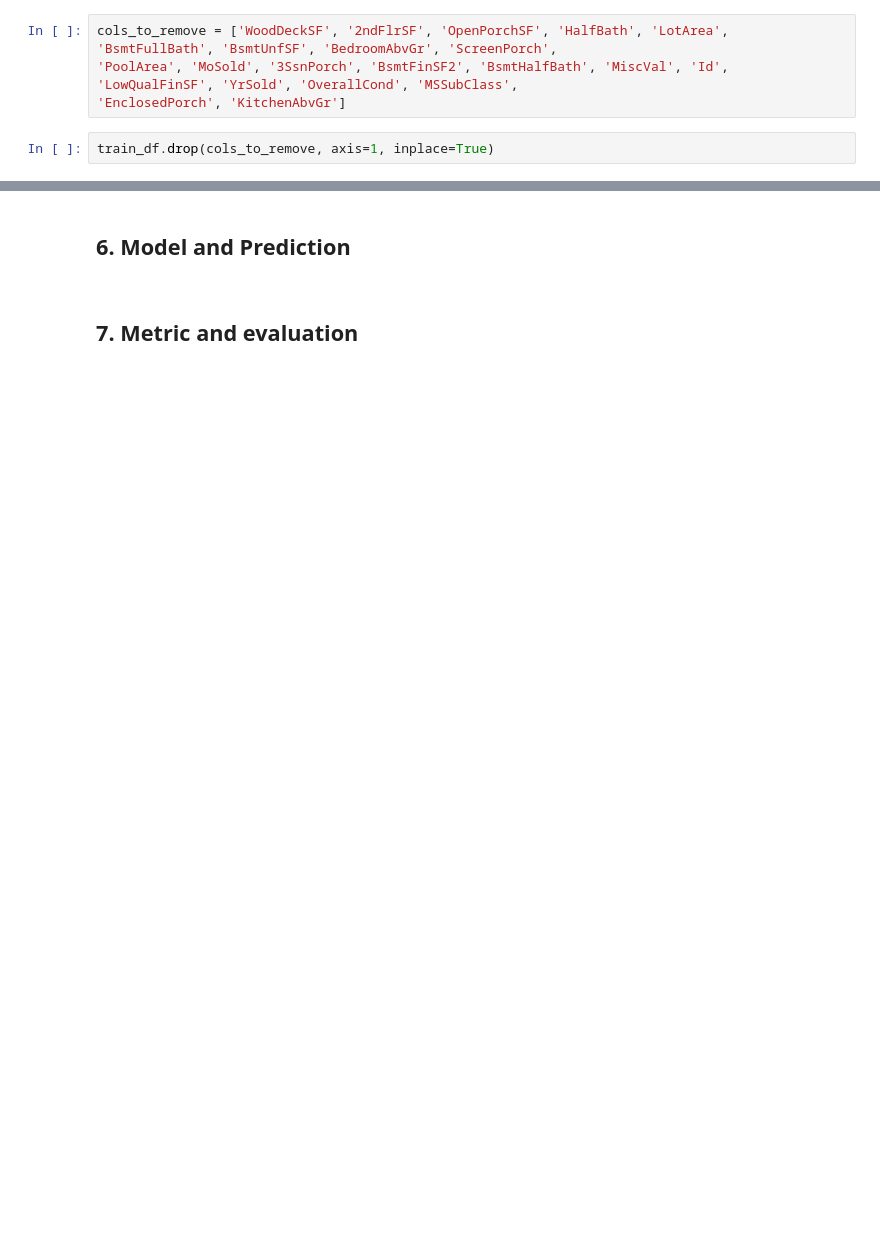
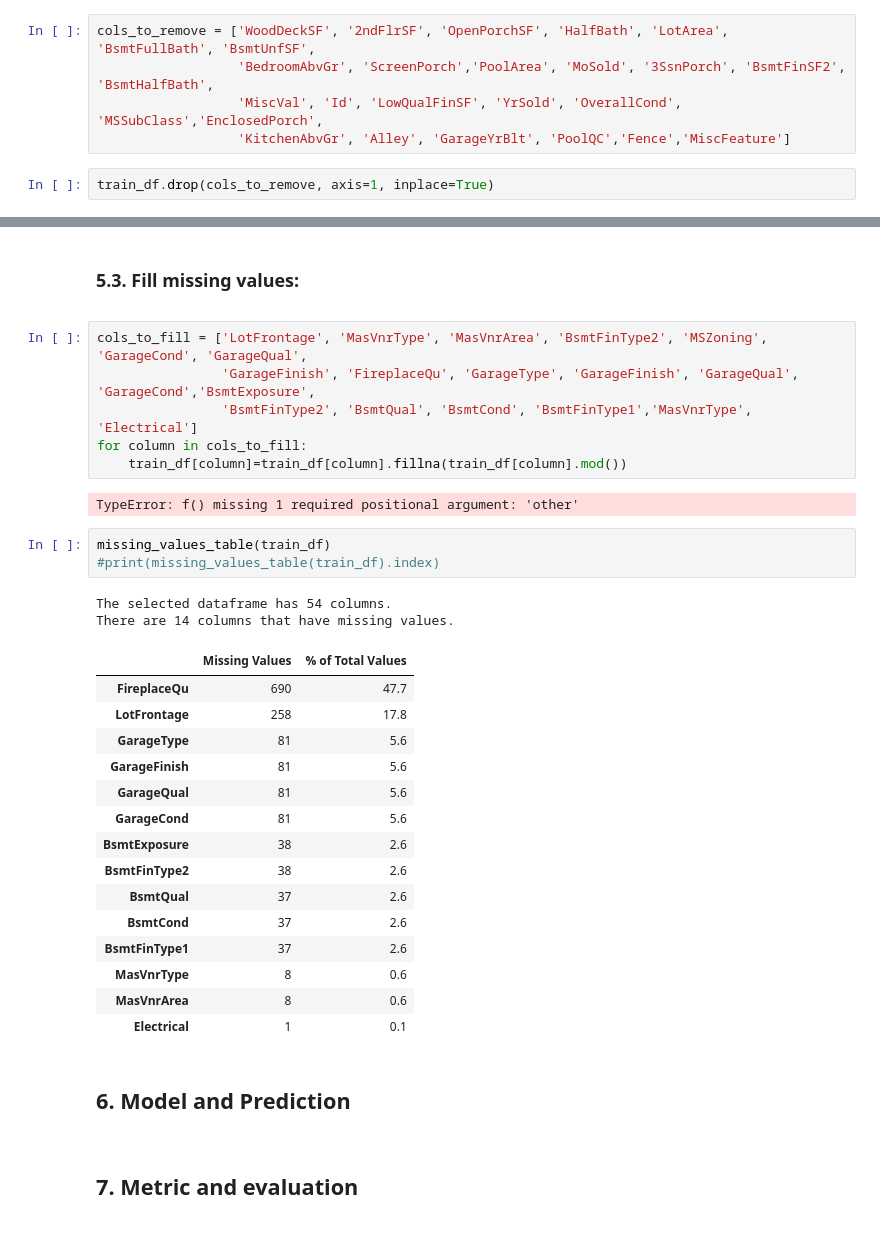
Before and after one commit to NFazeli/ML_project_Regression_Advanced, a Jupyter notebook: Advanced_Regrssion_House_Prices.ipynb, the cells around one changed output, grey strips where cells are left out. Saved outputs shown, nothing was run; the diff lists cells and outputs as text; blank space fills up the shorter version.

Commit message:
missing values filled

```diff
--- a/Advanced_Regrssion_House_Prices.ipynb
+++ b/Advanced_Regrssion_House_Prices.ipynb
@@ -348,9 +349,10 @@ Features with low correlation with the target value 'SalePrice':
 30. EnclosedPorch $\;\;\;\;\;\;$  -0.128578
 31. KitchenAbvGr  $\;\;\;\;\;\;$  -0.135907
 # %%
-cols_to_remove = ['WoodDeckSF', '2ndFlrSF', 'OpenPorchSF', 'HalfBath', 'LotArea', 'BsmtFullBath', 'BsmtUnfSF', 'BedroomAbvGr', 'ScreenPorch',
-'PoolArea', 'MoSold', '3SsnPorch', 'BsmtFinSF2', 'BsmtHalfBath', 'MiscVal', 'Id', 'LowQualFinSF', 'YrSold', 'OverallCond', 'MSSubClass',
-'EnclosedPorch', 'KitchenAbvGr']
+cols_to_remove = ['WoodDeckSF', '2ndFlrSF', 'OpenPorchSF', 'HalfBath', 'LotArea', 'BsmtFullBath', 'BsmtUnfSF',
+                  'BedroomAbvGr', 'ScreenPorch','PoolArea', 'MoSold', '3SsnPorch', 'BsmtFinSF2', 'BsmtHalfBath',
+                  'MiscVal', 'Id', 'LowQualFinSF', 'YrSold', 'OverallCond', 'MSSubClass','EnclosedPorch',
+                  'KitchenAbvGr', 'Alley', 'GarageYrBlt', 'PoolQC','Fence','MiscFeature']
 # %%
 train_df.drop(cols_to_remove, axis=1, inplace=True)
 # %%
@@ -372,4 +376,36 @@ Index(['MSZoning', 'Street', 'Alley', 'LotShape', 'LandContour', 'Utilities',
       dtype='object')
+# %% [markdown]
+### 5.3. Fill missing values:
+<a id="fill"></a>
+# %%
+cols_to_fill = ['LotFrontage', 'MasVnrType', 'MasVnrArea', 'BsmtFinType2', 'MSZoning', 'GarageCond', 'GarageQual',
+                'GarageFinish', 'FireplaceQu', 'GarageType', 'GarageFinish', 'GarageQual', 'GarageCond','BsmtExposure',
+                'BsmtFinType2', 'BsmtQual', 'BsmtCond', 'BsmtFinType1','MasVnrType', 'Electrical']
+for column in cols_to_fill:
+    train_df[column]=train_df[column].fillna(train_df[column].mod())
+# %% [output]
+TypeError: f() missing 1 required positional argument: 'other'
+# %%
+missing_values_table(train_df)
+#print(missing_values_table(train_df).index)
+# %% [output]
+The selected dataframe has 54 columns.
+There are 14 columns that have missing values.
+|  | Missing Values | % of Total Values |
+| FireplaceQu | 690 | 47.7 |
+| LotFrontage | 258 | 17.8 |
+| GarageType | 81 | 5.6 |
+| GarageFinish | 81 | 5.6 |
+| GarageQual | 81 | 5.6 |
+| GarageCond | 81 | 5.6 |
+| BsmtExposure | 38 | 2.6 |
+| BsmtFinType2 | 38 | 2.6 |
+| BsmtQual | 37 | 2.6 |
+| BsmtCond | 37 | 2.6 |
+| BsmtFinType1 | 37 | 2.6 |
+| MasVnrType | 8 | 0.6 |
+| MasVnrArea | 8 | 0.6 |
+| Electrical | 1 | 0.1 |
 # %% [markdown]
 ## 6. Model and Prediction
 <a id="pred"></a>
```
Also changed, not shown: parts of 4 cells of this notebook.
